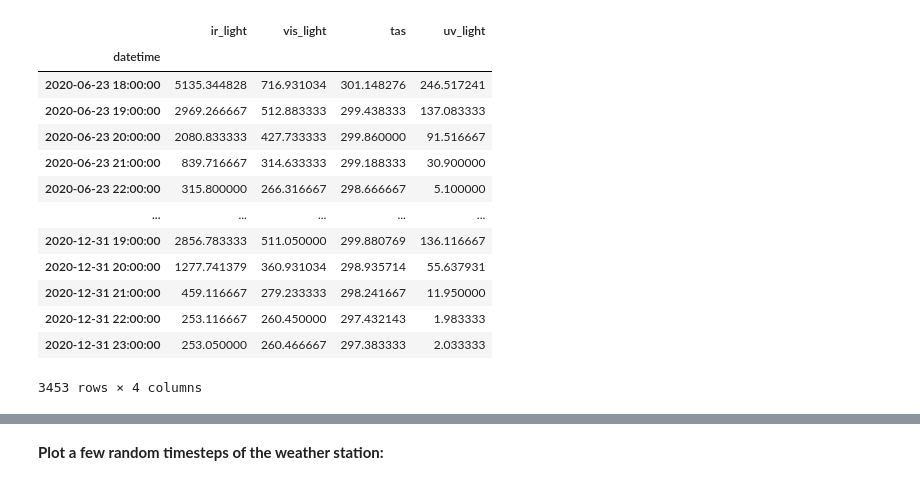
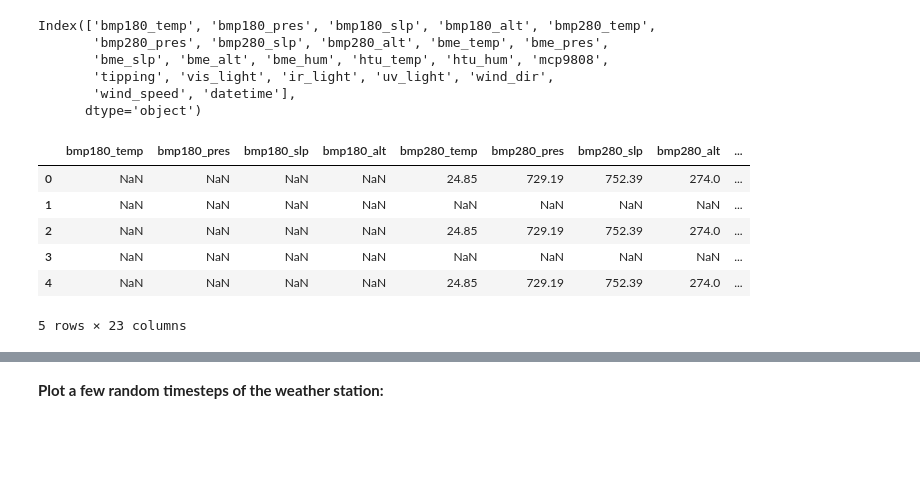
Before and after one commit to Ferdinand1123/digital-twin-for-weather-station, a Jupyter notebook: playground.ipynb, the cells around one changed output, grey strips where cells are left out. Drawn from its saved outputs; the diff is of its cells as text; code cells hidden in the pictures; blank space fills up the shorter version.

```diff
--- a/playground.ipynb
+++ b/playground.ipynb
@@ -105,24 +116,44 @@ Extracting Barbados...
-# %%
-# start date
-start_date = "2020-01-01"
-# end date
-end_date = "2020-12-31"
-
-# slice the df barbados_station.df
-df = barbados_station.df.loc[start_date:end_date]
-df
-# %% [output]
-|  | ir_light | vis_light | tas | uv_light |
-| datetime |  |  |  |  |
-| 2020-06-23 18:00:00 | 5135.344828 | 716.931034 | 301.148276 | 246.517241 |
-| 2020-06-23 19:00:00 | 2969.266667 | 512.883333 | 299.438333 | 137.083333 |
-| 2020-06-23 20:00:00 | 2080.833333 | 427.733333 | 299.860000 | 91.516667 |
-| 2020-06-23 21:00:00 | 839.716667 | 314.633333 | 299.188333 | 30.900000 |
-| 2020-06-23 22:00:00 | 315.800000 | 266.316667 | 298.666667 | 5.100000 |
-| ... | ... | ... | ... | ... |
-| 2020-12-31 19:00:00 | 2856.783333 | 511.050000 | 299.880769 | 136.116667 |
-| 2020-12-31 20:00:00 | 1277.741379 | 360.931034 | 298.935714 | 55.637931 |
-| 2020-12-31 21:00:00 | 459.116667 | 279.233333 | 298.241667 | 11.950000 |
-| 2020-12-31 22:00:00 | 253.116667 | 260.450000 | 297.432143 | 1.983333 |
-| 2020-12-31 23:00:00 | 253.050000 | 260.466667 | 297.383333 | 2.033333 |
-3453 rows × 4 columns
+# %%
+from datetime import datetime
+
+
+def load_and_process_dat_files(directory):
+    def process_file(file_path):
+        df = pd.read_csv(file_path, sep="\s+", header=0)
+        df["datetime"] = df.apply(lambda row: datetime(int(row["year"]), int(row["mon"]), int(row["day"]), int(row["hour"]), int(row["min"])), axis=1)
+        df = df.drop(columns=["year", "mon", "day", "hour", "min"])
+        df = df.replace(-999.99, np.nan)
+        return df
+
+    all_dfs = []
+    for file in os.listdir(directory):
+        if file.endswith(".dat"):
+            file_path = os.path.join(directory, file)
+            df = process_file(file_path)
+            all_dfs.append(df)
+
+    combined_df = pd.concat(all_dfs).reset_index(drop=True)
+    return combined_df
+
+# Example usage
+directory = "measurements/Barbados"
+combined_df = load_and_process_dat_files(directory)
+
+# Print column names
+print(combined_df.columns)
+
+combined_df.head()
+# %% [output]
+Index(['bmp180_temp', 'bmp180_pres', 'bmp180_slp', 'bmp180_alt', 'bmp280_temp',
+       'bmp280_pres', 'bmp280_slp', 'bmp280_alt', 'bme_temp', 'bme_pres',
+       'bme_slp', 'bme_alt', 'bme_hum', 'htu_temp', 'htu_hum', 'mcp9808',
+       'tipping', 'vis_light', 'ir_light', 'uv_light', 'wind_dir',
+       'wind_speed', 'datetime'],
+      dtype='object')
+|  | bmp180_temp | bmp180_pres | bmp180_slp | bmp180_alt | bmp280_temp | bmp280_pres | bmp280_slp | bmp280_alt | ... |
+| 0 | NaN | NaN | NaN | NaN | 24.85 | 729.19 | 752.39 | 274.0 | ... |
+| 1 | NaN | NaN | NaN | NaN | NaN | NaN | NaN | NaN | ... |
+| 2 | NaN | NaN | NaN | NaN | 24.85 | 729.19 | 752.39 | 274.0 | ... |
+| 3 | NaN | NaN | NaN | NaN | NaN | NaN | NaN | NaN | ... |
+| 4 | NaN | NaN | NaN | NaN | 24.85 | 729.19 | 752.39 | 274.0 | ... |
+5 rows × 23 columns
```
Also changed, not shown: parts of 10 cells of this notebook, 18 other files.
